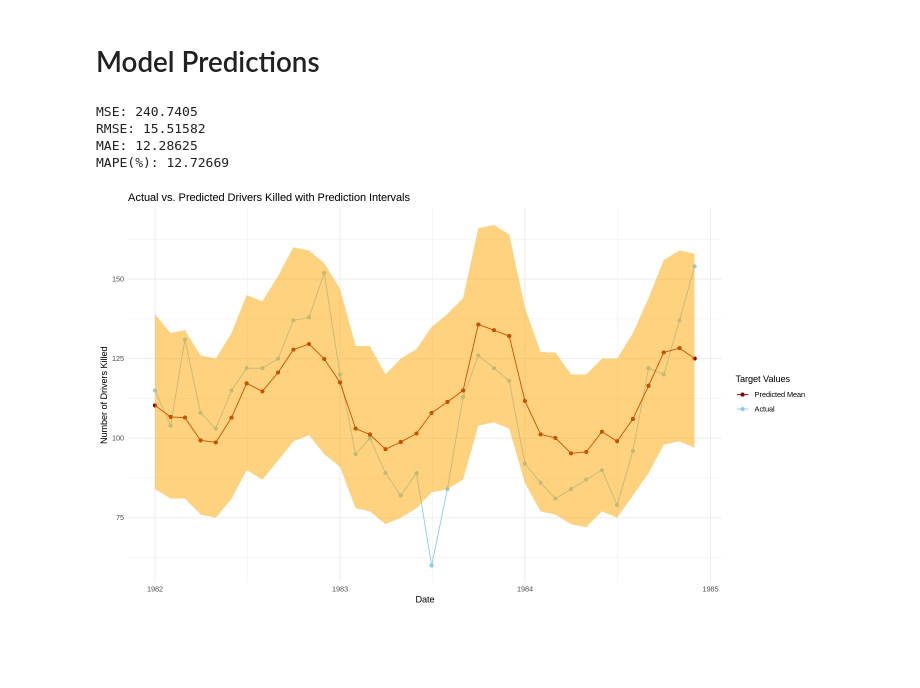
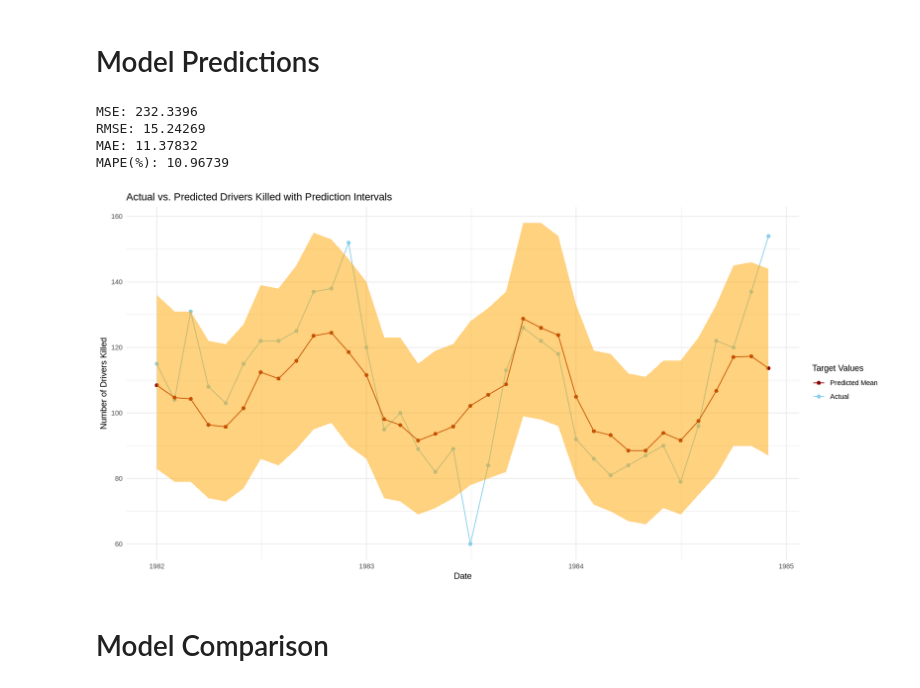
Before and after one commit to williamjowens/library-exploration, a Jupyter notebook: gamlss_count_data_forecasting.ipynb, the cells around one changed output. Drawn from its saved outputs; the diff is of its cells as text; code cells hidden in the pictures; blank space fills up the shorter version.

```diff
--- a/gamlss_count_data_forecasting.ipynb
+++ b/gamlss_count_data_forecasting.ipynb
@@ -167,14 +171,9 @@ df$trend <- 1:nrow(df)
 # Ensure that 'month' has consistent levels
 df$month <- factor(month(df$date, label=TRUE), levels=month.abb)
 
-# Transform trend with a spline basis function
 # Add harmonic terms for seasonality
-df <- df %>%
-  mutate(
-    trend_ns = ns(trend, df = 4),
-    month_sin = sin(2 * pi * trend / 12),
-    month_cos = cos(2 * pi * trend / 12)
-  )
+df$month_sin <- sin(2 * pi * df$trend / 12)
+df$month_cos <- cos(2 * pi * df$trend / 12)
 
 # Remove rows with NA due to lagging
 df <- df %>% drop_na()
@@ -215,0 +217,10 @@ ggplot() +
+# %%
+# Create spline basis functions for 'trend'
+spline_basis_train <- ns(train_data$trend, df = 4)
+spline_basis_train_df <- as.data.frame(spline_basis_train)
+colnames(spline_basis_train_df) <- paste0("trend_ns", 1:ncol(spline_basis_train_df))
+
+# Combine the spline basis functions with the training data
+train_data <- cbind(train_data, spline_basis_train_df)
+
+head(train_data)
@@ -215,0 +237,10 @@ ggplot() +
+# %%
+# Use the spline basis functions from the training data to transform the test data
+spline_basis_test <- predict(spline_basis_train, newx = test_data$trend)
+spline_basis_test_df <- as.data.frame(spline_basis_test)
+colnames(spline_basis_test_df) <- colnames(spline_basis_train_df)
+
+# Combine the spline basis functions with the test data
+test_data <- cbind(test_data, spline_basis_test_df)
+
+head(test_data)
@@ -237,9 +278,10 @@ if (var_count > mean_count) {
 Using Negative Binomial distribution.
 # %%
 # Define the formula for the GAMLSS model
+spline_vars <- colnames(spline_basis_train_df)
 lag_vars <- paste0("lag_drivers_killed_", lag_steps)
 lag_exog_vars <- c(paste0("lag_PetrolPrice_", lag_steps), paste0("lag_kms_", lag_steps))
-all_predictors <- c("trend_ns", "month_sin", "month_cos", lag_vars, lag_exog_vars)
+all_predictors <- c(spline_vars, "month_sin", "month_cos", lag_vars, lag_exog_vars)
 formula_mu <- as.formula(paste("drivers_killed ~", paste(all_predictors, collapse = " + ")))
 # %%
 # Fit the GAMLSS model on the training data
@@ -386,43 +428,45 @@ cat("RMSE:", RMSE, "\n")
 cat("MAE:", MAE, "\n")
 cat("MAPE(%):", MAPE, "\n")
 # %% [output]
-MSE: 240.7405
-RMSE: 15.51582
-MAE: 12.28625
-MAPE(%): 12.72669
+MSE: 232.3396
+RMSE: 15.24269
+MAE: 11.37832
+MAPE(%): 10.96739
 # %%
 # Plot actual test set values versus predicted values
 test_data$predictions_mean <- predictions_mean
 test_data$predictions_lower <- predictions_lower
 test_data$predictions_upper <- predictions_upper
 
-options(repr.plot.width=12, repr.plot.height=7)
+options(repr.plot.width = 14, repr.plot.height = 7)
 ggplot(test_data, aes(x = date)) +
   # Actual values line and points
   geom_line(aes(y = drivers_killed, color = "Actual")) +
   geom_point(aes(y = drivers_killed, color = "Actual"), shape = 16, size = 2) +
 
   # Predicted mean line and points
   geom_line(aes(y = predictions_mean, color = "Predicted Mean")) +
   geom_point(aes(y = predictions_mean, color = "Predicted Mean"), shape = 16, size = 2) +
 
   # Prediction intervals ribbon
   geom_ribbon(aes(ymin = predictions_lower, ymax = predictions_upper), fill = "orange", alpha = 0.5) +
 
   # Titles and labels
   ggtitle("Actual vs. Predicted Drivers Killed with Prediction Intervals") +
   xlab("Date") + ylab("Number of Drivers Killed") +
 
   # Manual color scale
   scale_color_manual(
     name = "Target Values",
     values = c("Actual" = "skyblue", "Predicted Mean" = "darkred")
   ) +
 
   # Minimal theme
   theme_minimal() +
 
   # Reverse the legend order
   guides(color = guide_legend(reverse = TRUE))
 # %% [output]
-[figure, old version]
+[figure, new version]
+# %% [markdown]
+# Model Comparison
```
Also changed, not shown: parts of 17 cells of this notebook.
